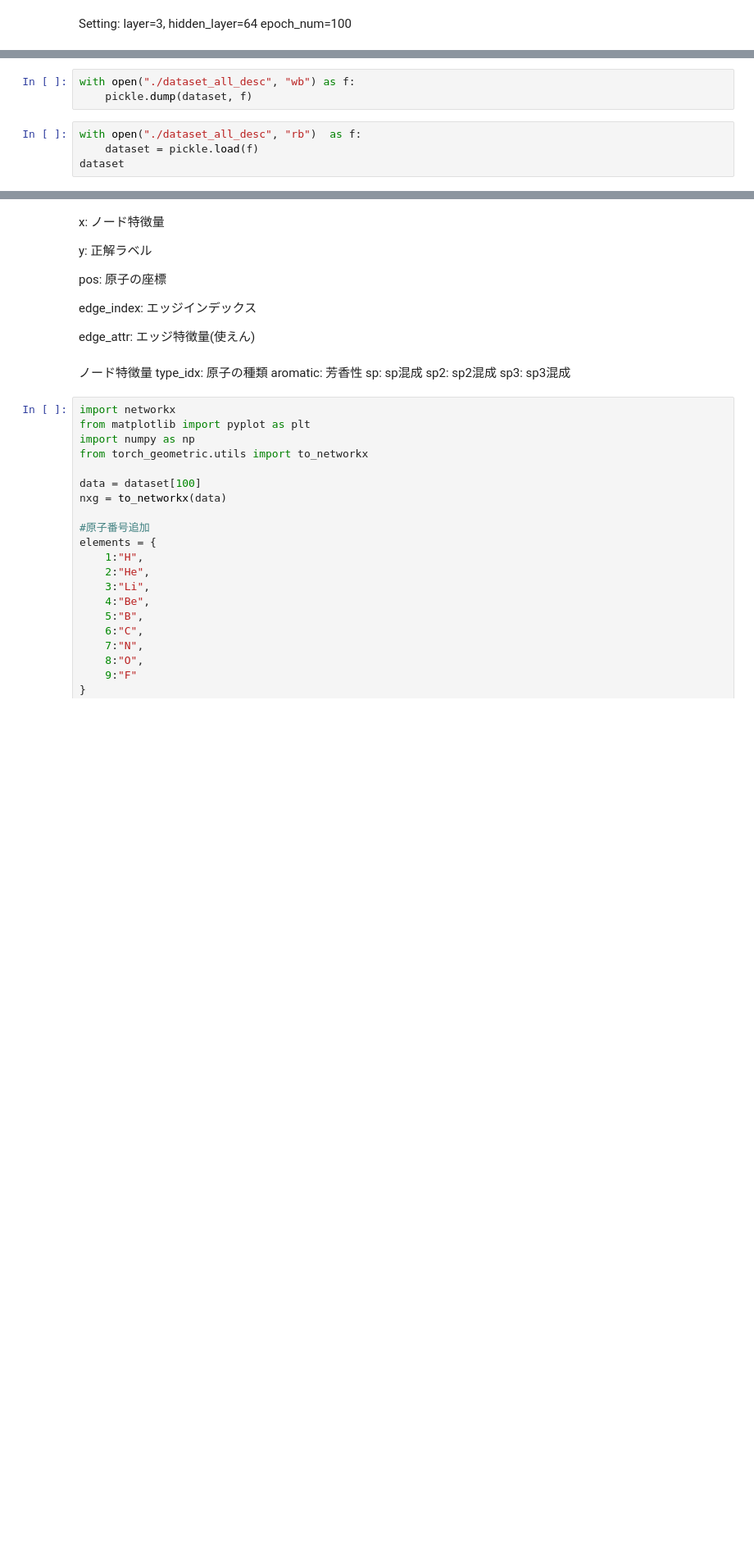
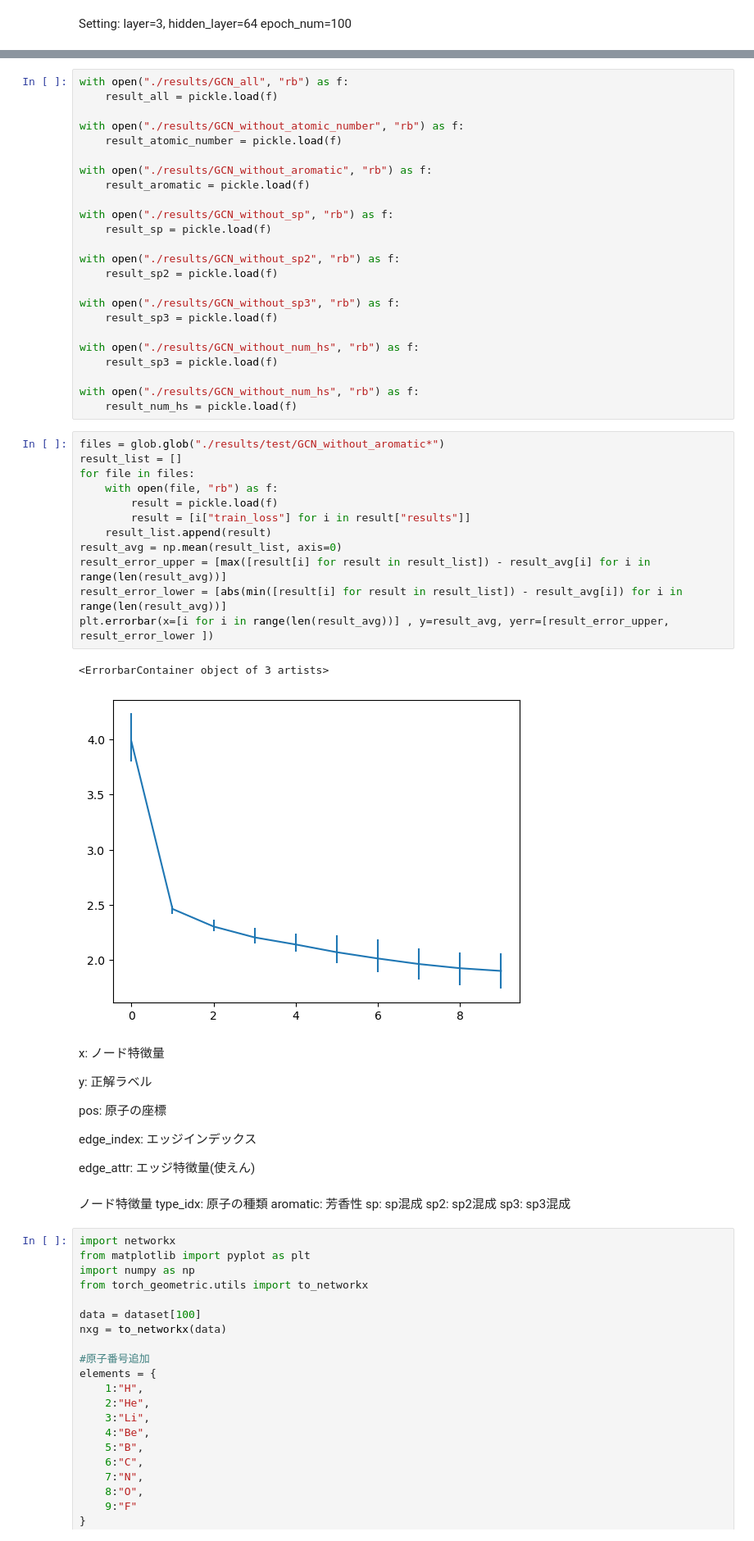
Before and after one commit to Kazuri1111/Pytorch, a Jupyter notebook: GCN/OwnModel/PyG_ownmodel.ipynb, the cells around one changed output, grey strips where cells are left out. Shown: that part at 82% size. Drawn from its saved outputs; the diff is of its cells as text; blank space fills up the shorter version.

```diff
--- a/GCN/OwnModel/PyG_ownmodel.ipynb
+++ b/GCN/OwnModel/PyG_ownmodel.ipynb
@@ -452,7 +112,0 @@ with open("./results/GCN_all", "wb") as f:
-# %%
-with open("./dataset_all_desc", "wb") as f:
-    pickle.dump(dataset, f)
-# %%
-with open("./dataset_all_desc", "rb")  as f:
-    dataset = pickle.load(f)
-dataset
@@ -461,3 +493,42 @@ MyQM9(130831)
+# %%
+with open("./results/GCN_all", "rb") as f:
+    result_all = pickle.load(f)
+
+with open("./results/GCN_without_atomic_number", "rb") as f:
+    result_atomic_number = pickle.load(f)
+
+with open("./results/GCN_without_aromatic", "rb") as f:
+    result_aromatic = pickle.load(f)
+
+with open("./results/GCN_without_sp", "rb") as f:
+    result_sp = pickle.load(f)
+
+with open("./results/GCN_without_sp2", "rb") as f:
+    result_sp2 = pickle.load(f)
+
+with open("./results/GCN_without_sp3", "rb") as f:
+    result_sp3 = pickle.load(f)
+
+with open("./results/GCN_without_num_hs", "rb") as f:
+    result_sp3 = pickle.load(f)
+
+with open("./results/GCN_without_num_hs", "rb") as f:
+    result_num_hs = pickle.load(f)
+# %%
+files = glob.glob("./results/test/GCN_without_aromatic*")
+result_list = []
+for file in files:
+    with open(file, "rb") as f:
+        result = pickle.load(f)
+        result = [i["train_loss"] for i in result["results"]]
+    result_list.append(result)
+result_avg = np.mean(result_list, axis=0)
+result_error_upper = [max([result[i] for result in result_list]) - result_avg[i] for i in range(len(result_avg))]
+result_error_lower = [abs(min([result[i] for result in result_list]) - result_avg[i]) for i in range(len(result_avg))]
+plt.errorbar(x=[i for i in range(len(result_avg))] , y=result_avg, yerr=[result_error_upper, result_error_lower ])
+# %% [output]
+<ErrorbarContainer object of 3 artists>
+[figure, added]
 # %% [markdown]
 x: ノード特徴量
 
```
Also changed, not shown: parts of 22 cells of this notebook, 39 other files.
